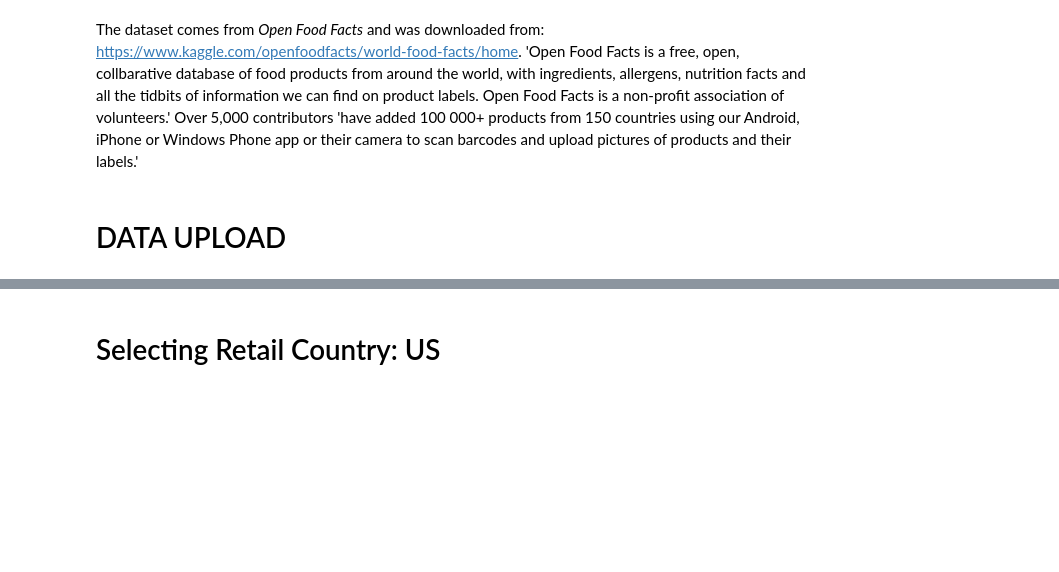
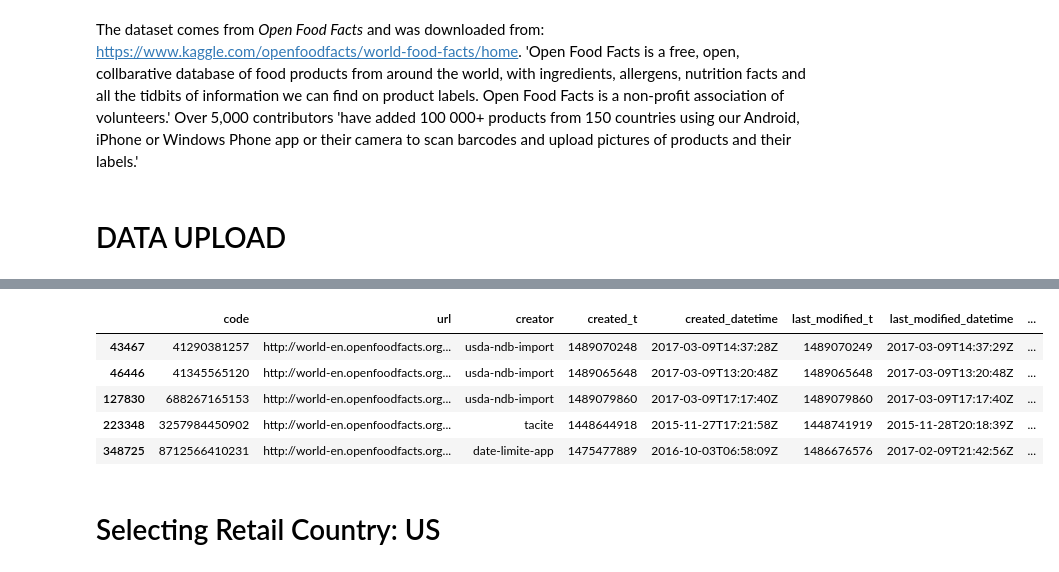
Before and after one commit to innawendell/learn-docker, a Jupyter notebook: src/Food.ipynb, the cells around one changed output, grey strips where cells are left out. Drawn from its saved outputs; the diff is of its cells as text; code cells hidden in the pictures; blank space fills up the shorter version.

Commit message:
modified

```diff
--- a/src/Food.ipynb
+++ b/src/Food.ipynb
@@ -34 +37,3 @@ food.shape
+# %%
+food_sample = food.sample(frac=0.2, replace=True, random_state=108)
 # %%
@@ -36,6 +52,13 @@ food.columns
 # %%
 pd.set_option('display.max_columns', 500)
-food.head()
+food_sample.head()
+# %% [output]
+|  | code | url | creator | created_t | created_datetime | last_modified_t | last_modified_datetime | ... |
+| 43467 | 41290381257 | http://world-en.openfoodfacts.org... | usda-ndb-import | 1489070248 | 2017-03-09T14:37:28Z | 1489070249 | 2017-03-09T14:37:29Z | ... |
+| 46446 | 41345565120 | http://world-en.openfoodfacts.org... | usda-ndb-import | 1489065648 | 2017-03-09T13:20:48Z | 1489065648 | 2017-03-09T13:20:48Z | ... |
+| 127830 | 688267165153 | http://world-en.openfoodfacts.org... | usda-ndb-import | 1489079860 | 2017-03-09T17:17:40Z | 1489079860 | 2017-03-09T17:17:40Z | ... |
+| 223348 | 3257984450902 | http://world-en.openfoodfacts.org... | tacite | 1448644918 | 2015-11-27T17:21:58Z | 1448741919 | 2015-11-28T20:18:39Z | ... |
+| 348725 | 8712566410231 | http://world-en.openfoodfacts.org... | date-limite-app | 1475477889 | 2016-10-03T06:58:09Z | 1486676576 | 2017-02-09T21:42:56Z | ... |
 # %% [markdown]
 # Selecting Retail Country: US
 # %% [markdown]
```
Also changed, not shown: parts of 41 cells of this notebook.
